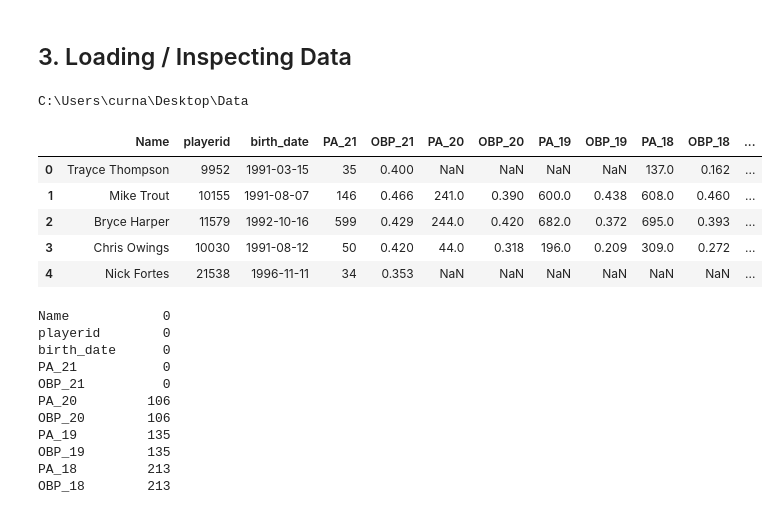
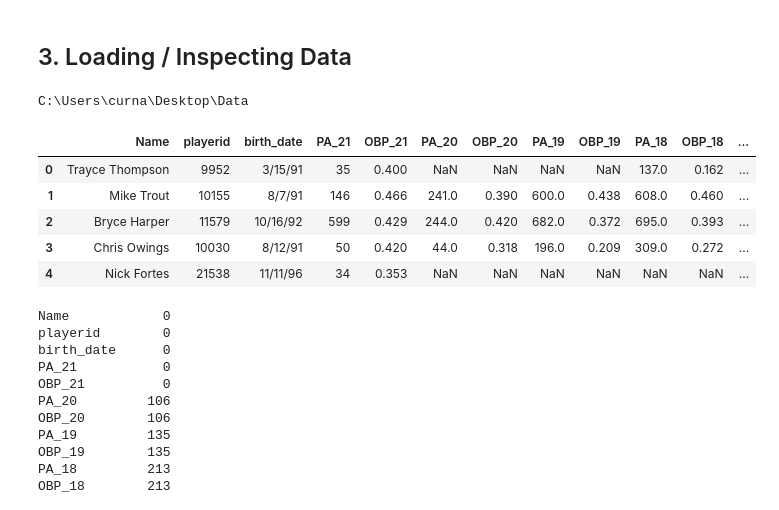
Before and after one commit to RCurnane/Baseball-Predictions, a Jupyter notebook: PredictedOutcomes.ipynb, the cells around one changed output. Cells and saved outputs as stored; diff of their text form; code cells hidden in the pictures.

```diff
--- a/PredictedOutcomes.ipynb
+++ b/PredictedOutcomes.ipynb
@@ -29,17 +29,17 @@ random.seed(42)
 # %%
 # Load data into pandas dataframe
 %cd "C:\Users\curna\Desktop\Data"
-df = pd.read_csv('obp.csv')
+df = pd.read_csv('Appearances_Percentage_Batter.csv')
 # Display first few rows to understand dataframe
 df.head()
 # %% [output]
 C:\Users\curna\Desktop\Data
 |  | Name | playerid | birth_date | PA_21 | OBP_21 | PA_20 | OBP_20 | PA_19 | OBP_19 | PA_18 | OBP_18 | ... |
-| 0 | Trayce Thompson | 9952 | 1991-03-15 | 35 | 0.400 | NaN | NaN | NaN | NaN | 137.0 | 0.162 | ... |
-| 1 | Mike Trout | 10155 | 1991-08-07 | 146 | 0.466 | 241.0 | 0.390 | 600.0 | 0.438 | 608.0 | 0.460 | ... |
-| 2 | Bryce Harper | 11579 | 1992-10-16 | 599 | 0.429 | 244.0 | 0.420 | 682.0 | 0.372 | 695.0 | 0.393 | ... |
-| 3 | Chris Owings | 10030 | 1991-08-12 | 50 | 0.420 | 44.0 | 0.318 | 196.0 | 0.209 | 309.0 | 0.272 | ... |
-| 4 | Nick Fortes | 21538 | 1996-11-11 | 34 | 0.353 | NaN | NaN | NaN | NaN | NaN | NaN | ... |
+| 0 | Trayce Thompson | 9952 | 3/15/91 | 35 | 0.400 | NaN | NaN | NaN | NaN | 137.0 | 0.162 | ... |
+| 1 | Mike Trout | 10155 | 8/7/91 | 146 | 0.466 | 241.0 | 0.390 | 600.0 | 0.438 | 608.0 | 0.460 | ... |
+| 2 | Bryce Harper | 11579 | 10/16/92 | 599 | 0.429 | 244.0 | 0.420 | 682.0 | 0.372 | 695.0 | 0.393 | ... |
+| 3 | Chris Owings | 10030 | 8/12/91 | 50 | 0.420 | 44.0 | 0.318 | 196.0 | 0.209 | 309.0 | 0.272 | ... |
+| 4 | Nick Fortes | 21538 | 11/11/96 | 34 | 0.353 | NaN | NaN | NaN | NaN | NaN | NaN | ... |
 # %%
 # Check columns for null values
 df.isnull().sum()
```
Also changed, not shown: parts of 9 cells of this notebook.
